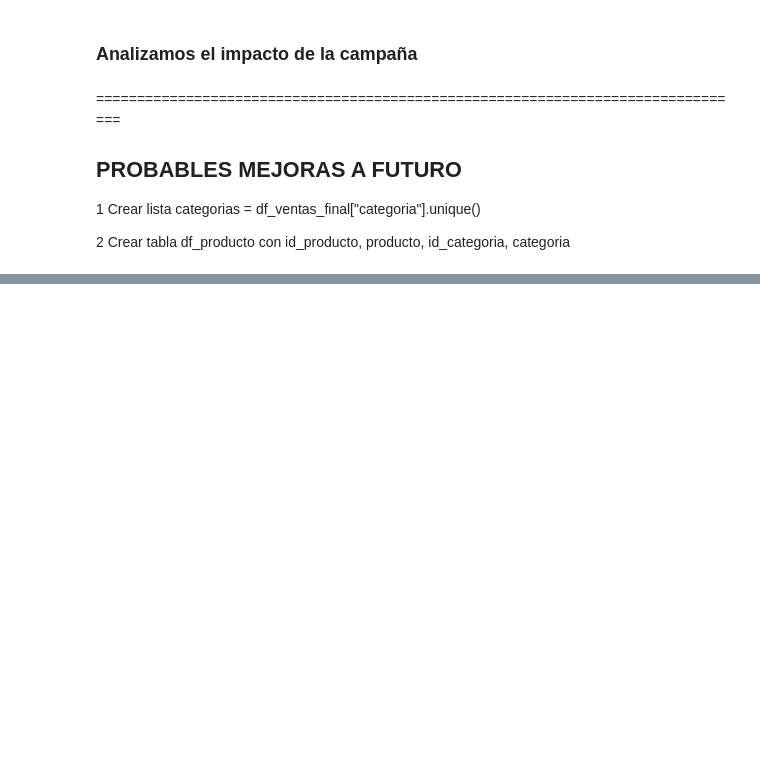
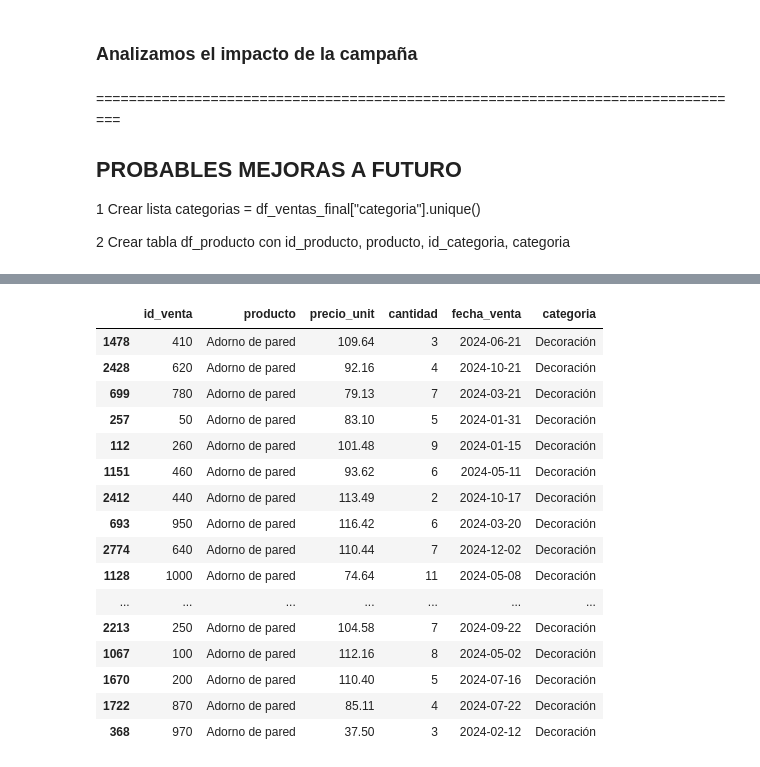
Before and after one commit to alex-degarate/TT-2C2025-Data-Analitycs-Notebooks, a Jupyter notebook: PreEntrega/PE-alex-15O.ipynb, the cells around one changed output, grey strips where cells are left out. Cells and saved outputs as stored; diff of their text form; code cells hidden in the pictures; blank space fills up the shorter version.

```diff
--- a/PreEntrega/PE-alex-15O.ipynb
+++ b/PreEntrega/PE-alex-15O.ipynb
@@ -909,3 +877,30 @@ df_pp_ventas[ df_pp_ventas["producto"] == "Adorno de pared"]
+# %%
+#df_pp_ventas[ df_pp_ventas["producto"] == "Adorno de pared"].count()
+# "producto"] == "Adorno de pared"] hay => 100
+df_pp_ventas.sort_values(by="producto", ascending=True, inplace=True)
+df_pp_ventas[ df_pp_ventas["producto"] == "Adorno de pared"]
+
+# "Cuadro decorativo"] hay 100
+#df_pp_ventas[ df_pp_ventas["producto"] == "Cuadro decorativo"].count()
+#df_pp_ventas[ df_pp_ventas["producto"] == "Cuadro decorativo"].mean()
+# %% [output]
+|  | id_venta | producto | precio_unit | cantidad | fecha_venta | categoria |
+| 1478 | 410 | Adorno de pared | 109.64 | 3 | 2024-06-21 | Decoración |
+| 2428 | 620 | Adorno de pared | 92.16 | 4 | 2024-10-21 | Decoración |
+| 699 | 780 | Adorno de pared | 79.13 | 7 | 2024-03-21 | Decoración |
+| 257 | 50 | Adorno de pared | 83.10 | 5 | 2024-01-31 | Decoración |
+| 112 | 260 | Adorno de pared | 101.48 | 9 | 2024-01-15 | Decoración |
+| 1151 | 460 | Adorno de pared | 93.62 | 6 | 2024-05-11 | Decoración |
+| 2412 | 440 | Adorno de pared | 113.49 | 2 | 2024-10-17 | Decoración |
+| 693 | 950 | Adorno de pared | 116.42 | 6 | 2024-03-20 | Decoración |
+| 2774 | 640 | Adorno de pared | 110.44 | 7 | 2024-12-02 | Decoración |
+| 1128 | 1000 | Adorno de pared | 74.64 | 11 | 2024-05-08 | Decoración |
+| ... | ... | ... | ... | ... | ... | ... |
+| 2213 | 250 | Adorno de pared | 104.58 | 7 | 2024-09-22 | Decoración |
+| 1067 | 100 | Adorno de pared | 112.16 | 8 | 2024-05-02 | Decoración |
+| 1670 | 200 | Adorno de pared | 110.40 | 5 | 2024-07-16 | Decoración |
+| 1722 | 870 | Adorno de pared | 85.11 | 4 | 2024-07-22 | Decoración |
+| 368 | 970 | Adorno de pared | 37.50 | 3 | 2024-02-12 | Decoración |
 # %%
 #df_pp_ventas = df_pp_ventas.sort_values(by="producto", ascending=True)
 df_pp_ventas[df_pp_ventas["producto"] == "Adorno de pared"].head(100)
```
Also changed, not shown: parts of 11 cells of this notebook.
